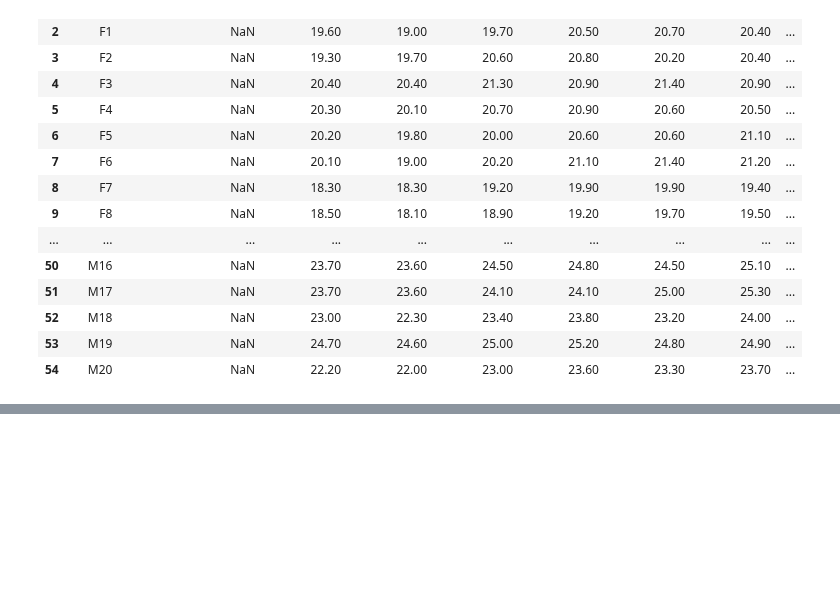
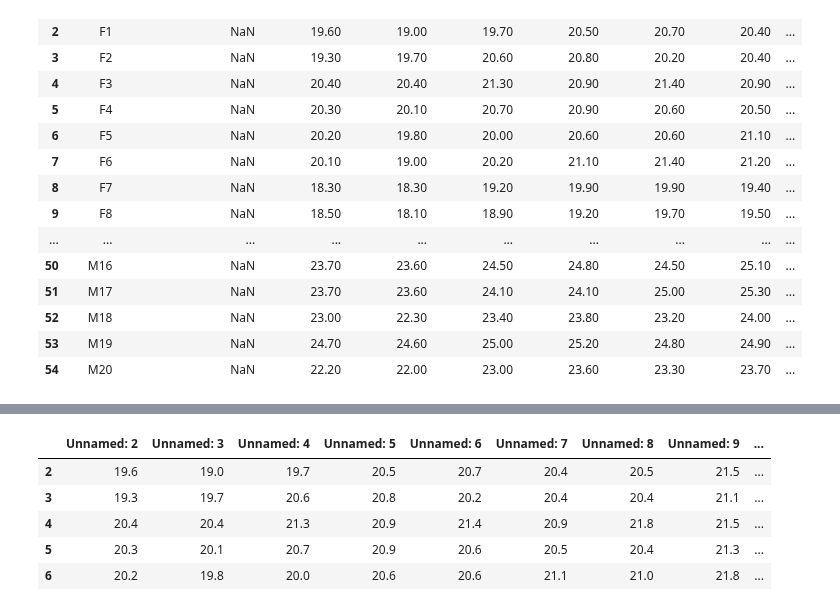
Before and after one commit to Htbibalan/FEDPROFERENCE, a Jupyter notebook: notebooks/FEDXD_READ_DATA.ipynb, the cells around one changed output, grey strips where cells are left out. Cells and saved outputs as stored; diff of their text form; code cells hidden in the pictures; blank space fills up the shorter version.

```diff
--- a/notebooks/FEDXD_READ_DATA.ipynb
+++ b/notebooks/FEDXD_READ_DATA.ipynb
@@ -280,0 +324,9 @@ Text(0.5, 1.0, 'B4')
+# %%
+exp_F_B1
+# %% [output]
+|  | Unnamed: 2 | Unnamed: 3 | Unnamed: 4 | Unnamed: 5 | Unnamed: 6 | Unnamed: 7 | Unnamed: 8 | Unnamed: 9 | ... |
+| 2 | 19.6 | 19.0 | 19.7 | 20.5 | 20.7 | 20.4 | 20.5 | 21.5 | ... |
+| 3 | 19.3 | 19.7 | 20.6 | 20.8 | 20.2 | 20.4 | 20.4 | 21.1 | ... |
+| 4 | 20.4 | 20.4 | 21.3 | 20.9 | 21.4 | 20.9 | 21.8 | 21.5 | ... |
+| 5 | 20.3 | 20.1 | 20.7 | 20.9 | 20.6 | 20.5 | 20.4 | 21.3 | ... |
+| 6 | 20.2 | 19.8 | 20.0 | 20.6 | 20.6 | 21.1 | 21.0 | 21.8 | ... |
```
Also changed, not shown: parts of 4 cells of this notebook, 30 other files.
